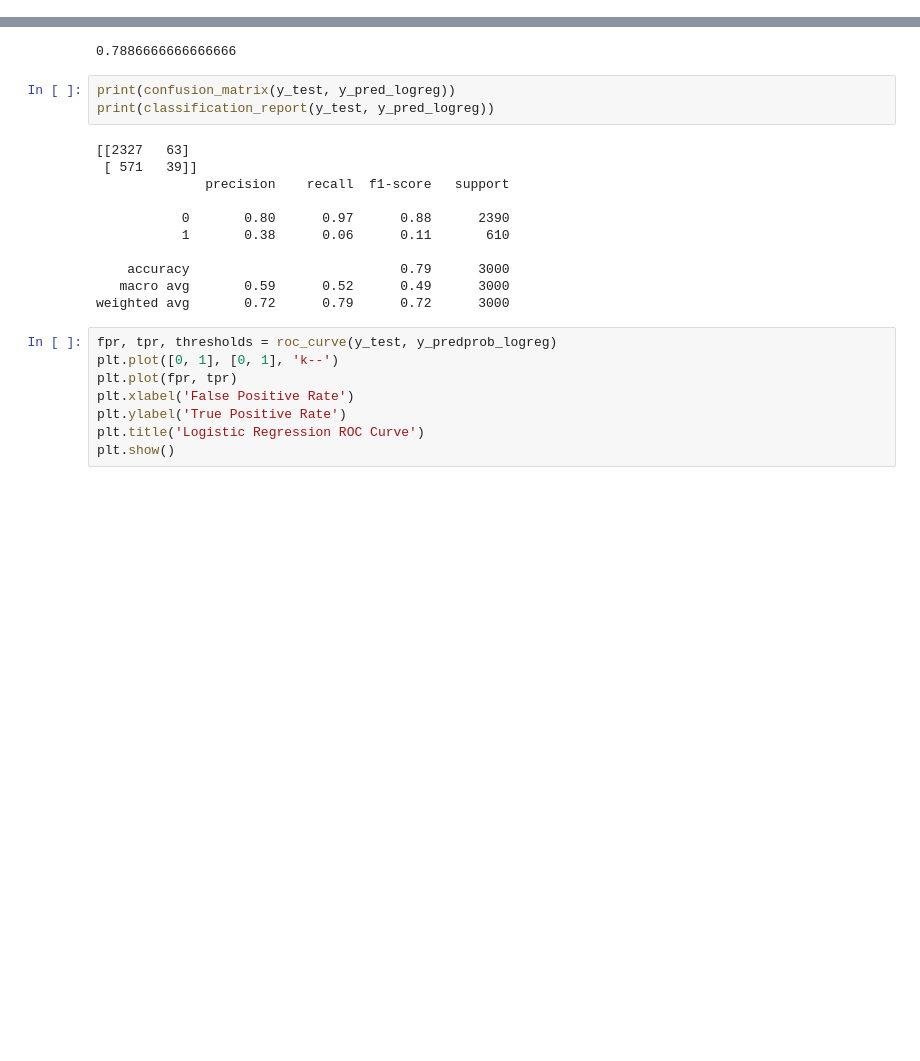
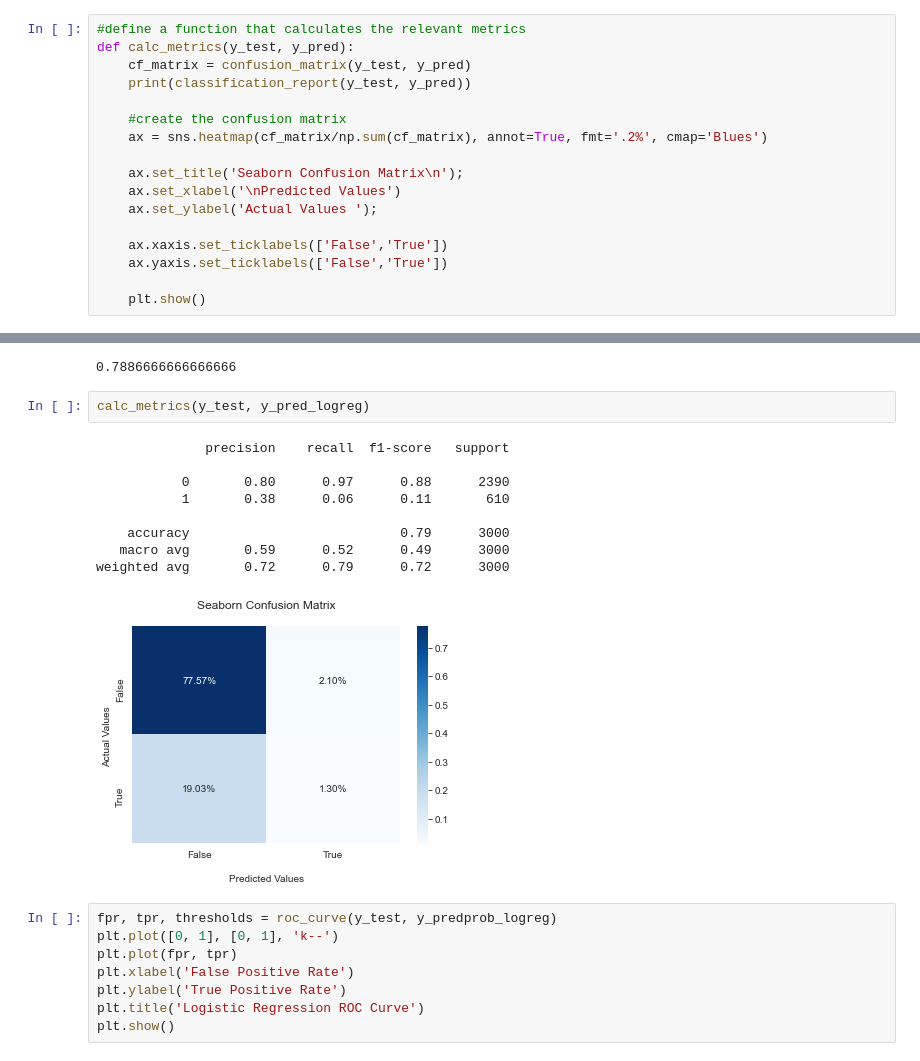
Before and after one commit to stijnverpoest/Churn-Prediction, a Jupyter notebook: Churn prediction.ipynb, the cells around one changed output, grey strips where cells are left out. Drawn from its saved outputs; the diff is of its cells as text; blank space fills up the shorter version.

Commit message:
Random Forest
also created function that calculates metrics

```diff
--- a/Churn prediction.ipynb
+++ b/Churn prediction.ipynb
@@ -145,6 +145,23 @@ from sklearn.metrics import classification_report, confusion_matrix, roc_curve
 X = df_clean_cat.drop('exited', axis=1)
 y = df_clean_cat['exited']
 X_train, X_test, y_train, y_test = train_test_split(X, y, test_size=0.3, random_state=40)
+# %%
+#define a function that calculates the relevant metrics
+def calc_metrics(y_test, y_pred):
+    cf_matrix = confusion_matrix(y_test, y_pred)
+    print(classification_report(y_test, y_pred))
+
+    #create the confusion matrix
+    ax = sns.heatmap(cf_matrix/np.sum(cf_matrix), annot=True, fmt='.2%', cmap='Blues')
+
+    ax.set_title('Seaborn Confusion Matrix\n');
+    ax.set_xlabel('\nPredicted Values')
+    ax.set_ylabel('Actual Values ');
+
+    ax.xaxis.set_ticklabels(['False','True'])
+    ax.yaxis.set_ticklabels(['False','True'])
+
+    plt.show()
 # %% [markdown]
 #### 4.1 LogReg
 # %%
@@ -159,20 +176,18 @@ y_predprob_logreg = logreg.predict_proba(X_test)[:,1]
 logreg.score(X_test, y_test)
 # %% [output]
 0.7886666666666666
-# %%
-print(confusion_matrix(y_test, y_pred_logreg))
-print(classification_report(y_test, y_pred_logreg))
-# %% [output]
-[[2327   63]
- [ 571   39]]
-              precision    recall  f1-score   support
-
-           0       0.80      0.97      0.88      2390
-           1       0.38      0.06      0.11       610
-
-    accuracy                           0.79      3000
-   macro avg       0.59      0.52      0.49      3000
-weighted avg       0.72      0.79      0.72      3000
+# %%
+calc_metrics(y_test, y_pred_logreg)
+# %% [output]
+              precision    recall  f1-score   support
+
+           0       0.80      0.97      0.88      2390
+           1       0.38      0.06      0.11       610
+
+    accuracy                           0.79      3000
+   macro avg       0.59      0.52      0.49      3000
+weighted avg       0.72      0.79      0.72      3000
+[figure, added]
 # %%
 fpr, tpr, thresholds = roc_curve(y_test, y_predprob_logreg)
 plt.plot([0, 1], [0, 1], 'k--')
```
Also changed, not shown: parts of 7 cells of this notebook.
